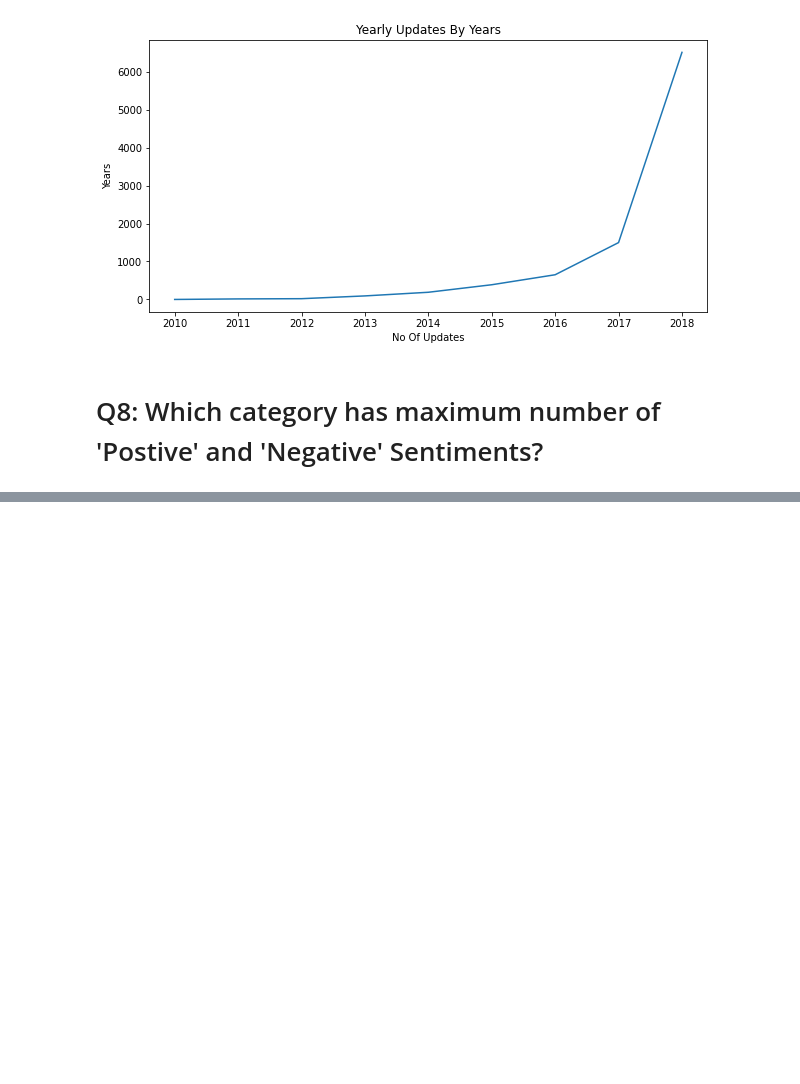
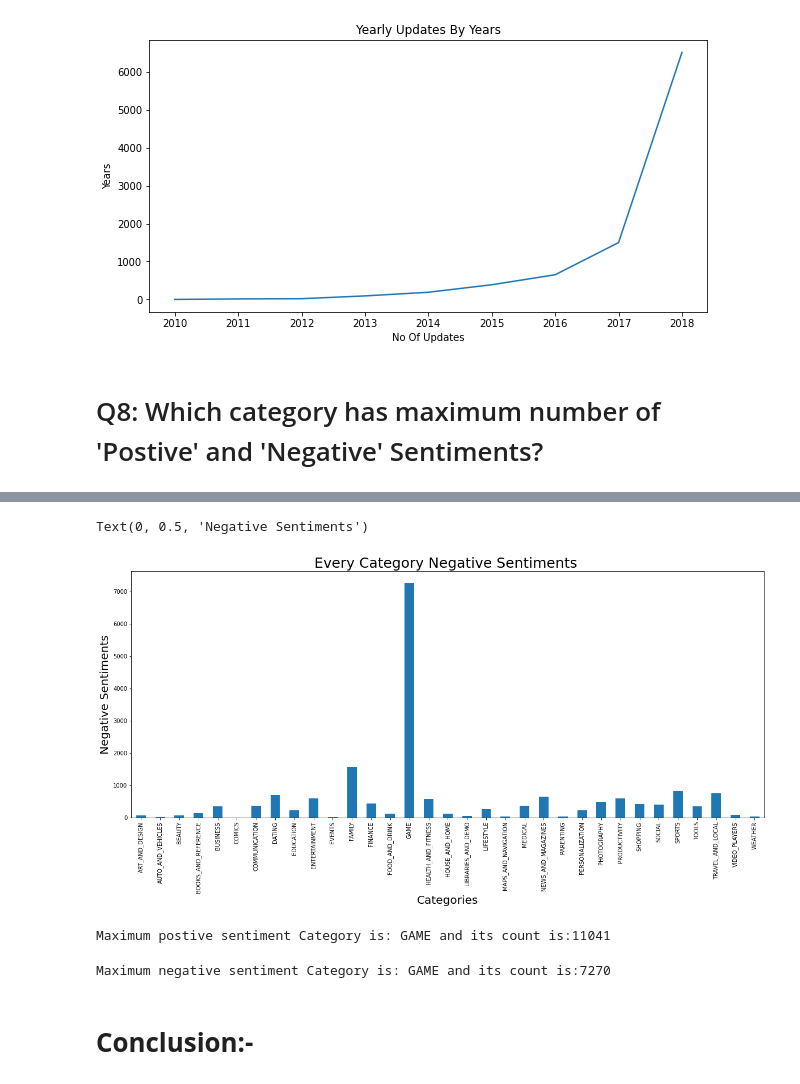
Before and after one commit to Vashu-Garg/Capstone-Project---Play-Store-App-Data-Analysis, a Jupyter notebook: Capstone_Play_Store_App_Review_Analysis_(Individual).ipynb, the cells around one changed output, grey strips where cells are left out. Cells and saved outputs as stored; diff of their text form; code cells hidden in the pictures; blank space fills up the shorter version.

```diff
--- a/Capstone_Play_Store_App_Review_Analysis_(Individual).ipynb
+++ b/Capstone_Play_Store_App_Review_Analysis_(Individual).ipynb
@@ -497,0 +567,23 @@ user_review_df = user_review_data[['App','Sentiment']]
+# %%
+#To draw a plot for above mention data we have to provide a fig size
+Category_Negative_Sentiment_Bar = merged_RJ_df[merged_RJ_df['Sentiment'] == 'Negative'].groupby('Category')['Sentiment'].count().plot.bar(figsize = (20,8),fontsize = 10)
+
+# Set the title
+Category_Negative_Sentiment_Bar.set_title("Every Category Negative Sentiments ", fontsize = 25)
+
+# Set x and y-labels
+Category_Negative_Sentiment_Bar.set_xlabel("Categories", fontsize = 20)
+Category_Negative_Sentiment_Bar.set_ylabel("Negative Sentiments", fontsize = 20)
+# %% [output]
+Text(0, 0.5, 'Negative Sentiments')
+[figure, added]
+# %%
+print(f'Maximum postive sentiment Category is: {postive_sentiment_max_category.Categories.iloc[-1]} and its count is:{postive_sentiment_max_category.Counts.iloc[-1]}  ')
+# %% [output]
+Maximum postive sentiment Category is: GAME and its count is:11041
+# %%
+print(f'Maximum negative sentiment Category is: {negative_sentiment_max_category.Categories.iloc[-1]} and its count is:{negative_sentiment_max_category.Counts.iloc[-1]}  ')
+# %% [output]
+Maximum negative sentiment Category is: GAME and its count is:7270
+# %% [markdown]
+# **Conclusion:-**
```
Also changed, not shown: parts of 6 cells of this notebook.
